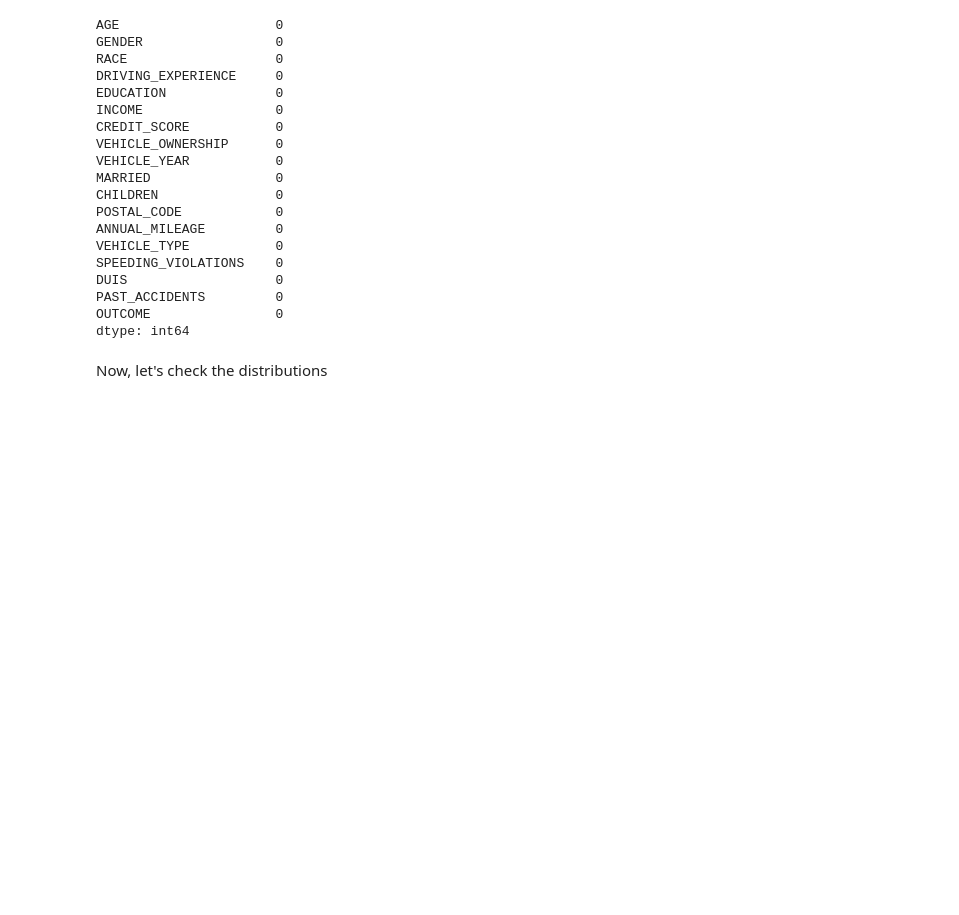
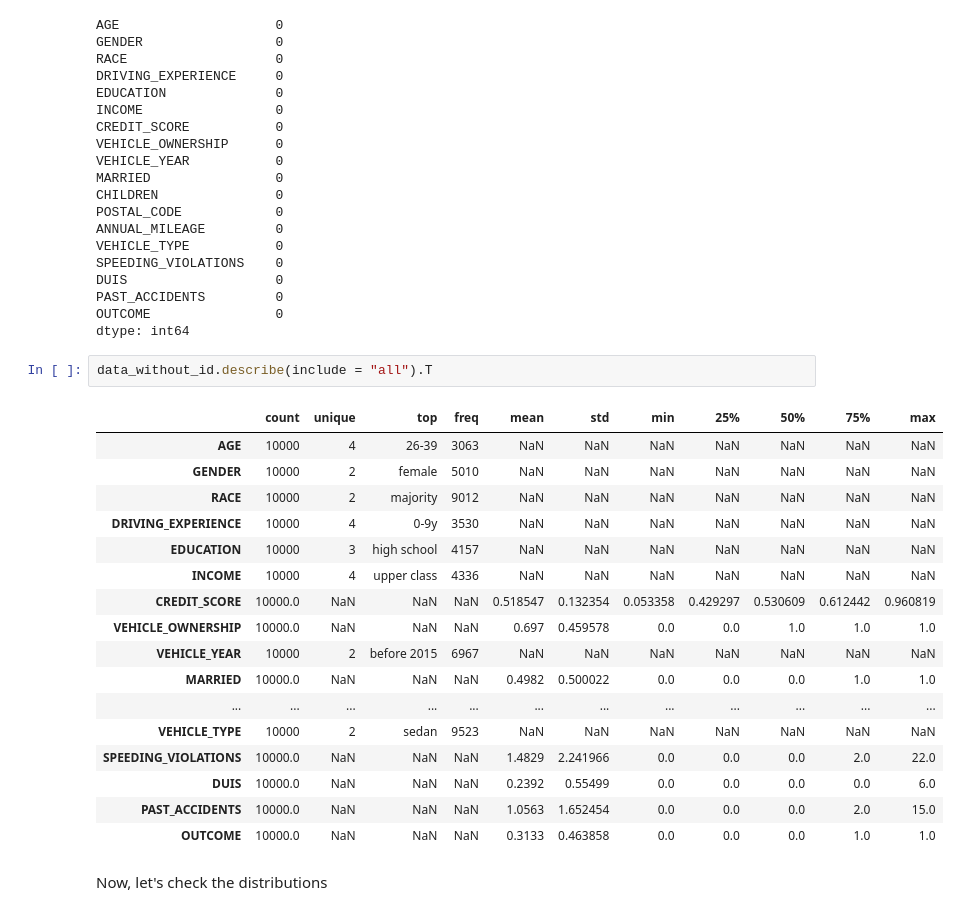
Before and after one commit to Filippo2605/Car-Insurance-Claim-Predictions, a Jupyter notebook: DATA_SCIENCE_2ND_ASSIGNMENT_Navarra.ipynb, the cells around one changed output. Drawn from its saved outputs; the diff is of its cells as text; blank space fills up the shorter version.

```diff
--- a/DATA_SCIENCE_2ND_ASSIGNMENT_Navarra.ipynb
+++ b/DATA_SCIENCE_2ND_ASSIGNMENT_Navarra.ipynb
@@ -310,6 +310,26 @@ DUIS                   0
 PAST_ACCIDENTS         0
 OUTCOME                0
 dtype: int64
+# %%
+data_without_id.describe(include = "all").T
+# %% [output]
+|  | count | unique | top | freq | mean | std | min | 25% | 50% | 75% | max |
+| AGE | 10000 | 4 | 26-39 | 3063 | NaN | NaN | NaN | NaN | NaN | NaN | NaN |
+| GENDER | 10000 | 2 | female | 5010 | NaN | NaN | NaN | NaN | NaN | NaN | NaN |
+| RACE | 10000 | 2 | majority | 9012 | NaN | NaN | NaN | NaN | NaN | NaN | NaN |
+| DRIVING_EXPERIENCE | 10000 | 4 | 0-9y | 3530 | NaN | NaN | NaN | NaN | NaN | NaN | NaN |
+| EDUCATION | 10000 | 3 | high school | 4157 | NaN | NaN | NaN | NaN | NaN | NaN | NaN |
+| INCOME | 10000 | 4 | upper class | 4336 | NaN | NaN | NaN | NaN | NaN | NaN | NaN |
+| CREDIT_SCORE | 10000.0 | NaN | NaN | NaN | 0.518547 | 0.132354 | 0.053358 | 0.429297 | 0.530609 | 0.612442 | 0.960819 |
+| VEHICLE_OWNERSHIP | 10000.0 | NaN | NaN | NaN | 0.697 | 0.459578 | 0.0 | 0.0 | 1.0 | 1.0 | 1.0 |
+| VEHICLE_YEAR | 10000 | 2 | before 2015 | 6967 | NaN | NaN | NaN | NaN | NaN | NaN | NaN |
+| MARRIED | 10000.0 | NaN | NaN | NaN | 0.4982 | 0.500022 | 0.0 | 0.0 | 0.0 | 1.0 | 1.0 |
+| ... | ... | ... | ... | ... | ... | ... | ... | ... | ... | ... | ... |
+| VEHICLE_TYPE | 10000 | 2 | sedan | 9523 | NaN | NaN | NaN | NaN | NaN | NaN | NaN |
+| SPEEDING_VIOLATIONS | 10000.0 | NaN | NaN | NaN | 1.4829 | 2.241966 | 0.0 | 0.0 | 0.0 | 2.0 | 22.0 |
+| DUIS | 10000.0 | NaN | NaN | NaN | 0.2392 | 0.55499 | 0.0 | 0.0 | 0.0 | 0.0 | 6.0 |
+| PAST_ACCIDENTS | 10000.0 | NaN | NaN | NaN | 1.0563 | 1.652454 | 0.0 | 0.0 | 0.0 | 2.0 | 15.0 |
+| OUTCOME | 10000.0 | NaN | NaN | NaN | 0.3133 | 0.463858 | 0.0 | 0.0 | 0.0 | 1.0 | 1.0 |
 # %% [markdown]
 Now, let's check the distributions
 # %%
```
Also changed, not shown: parts of 14 cells of this notebook.
